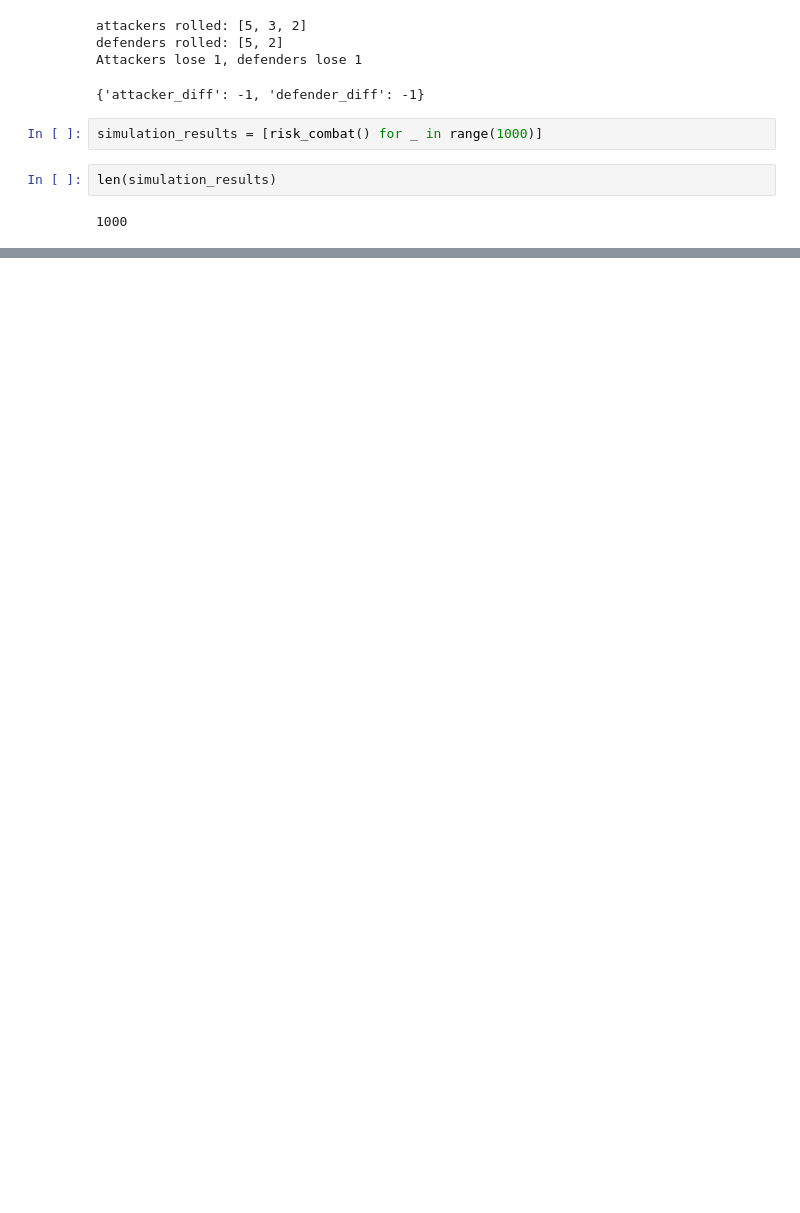
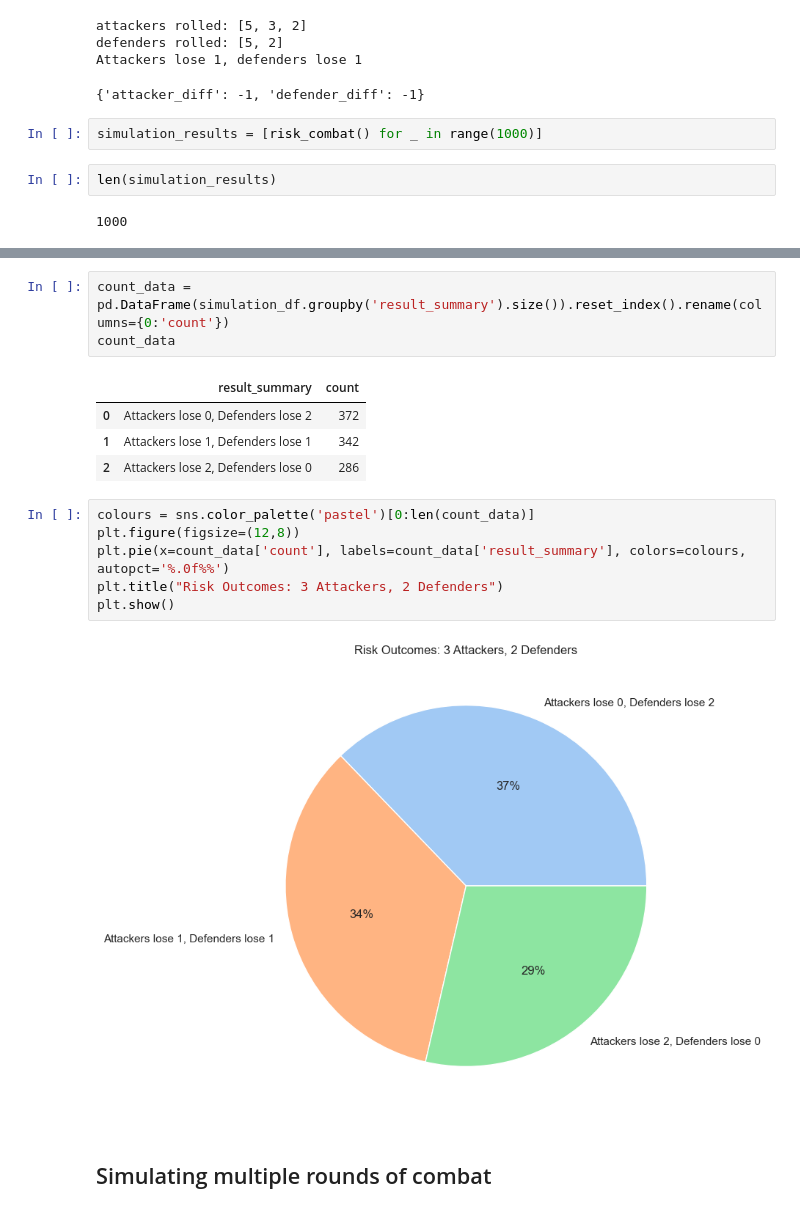
Before and after one commit to Cking313/programming_for_data_analytics, a Jupyter notebook: assignments/assignment5-risk.ipynb, the cells around one changed output, grey strips where cells are left out. Cells and saved outputs as stored; diff of their text form; blank space fills up the shorter version.

```diff
--- a/assignments/assignment5-risk.ipynb
+++ b/assignments/assignment5-risk.ipynb
@@ -48,2 +88,20 @@ len(simulation_results)
+# %%
+count_data = pd.DataFrame(simulation_df.groupby('result_summary').size()).reset_index().rename(columns={0:'count'})
+count_data
+# %% [output]
+|  | result_summary | count |
+| 0 | Attackers lose 0, Defenders lose 2 | 372 |
+| 1 | Attackers lose 1, Defenders lose 1 | 342 |
+| 2 | Attackers lose 2, Defenders lose 0 | 286 |
+# %%
+colours = sns.color_palette('pastel')[0:len(count_data)]
+plt.figure(figsize=(12,8))
+plt.pie(x=count_data['count'], labels=count_data['result_summary'], colors=colours, autopct='%.0f%%')
+plt.title("Risk Outcomes: 3 Attackers, 2 Defenders")
+plt.show()
+# %% [output]
+[figure, added]
+# %% [markdown]
+## Simulating multiple rounds of combat
 # %%
 def risk_war(attacking_army, defending_army, silent=True):
```
Also changed, not shown: parts of 13 cells of this notebook.
